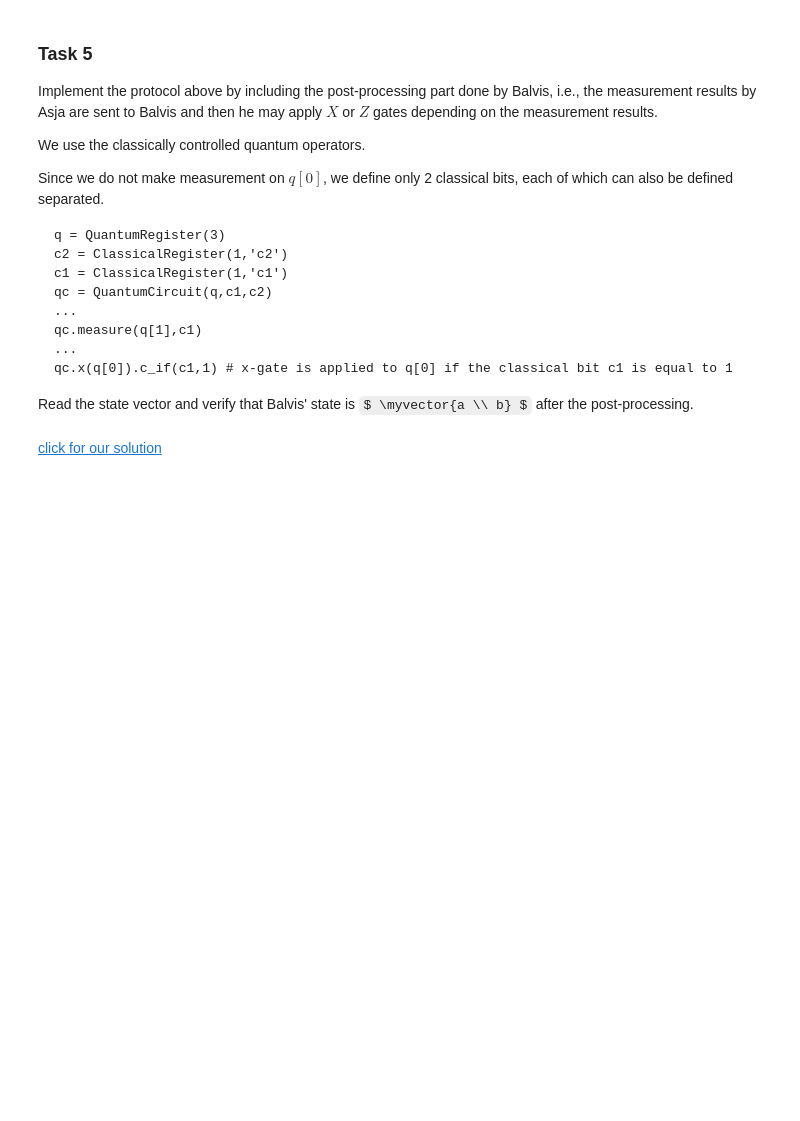
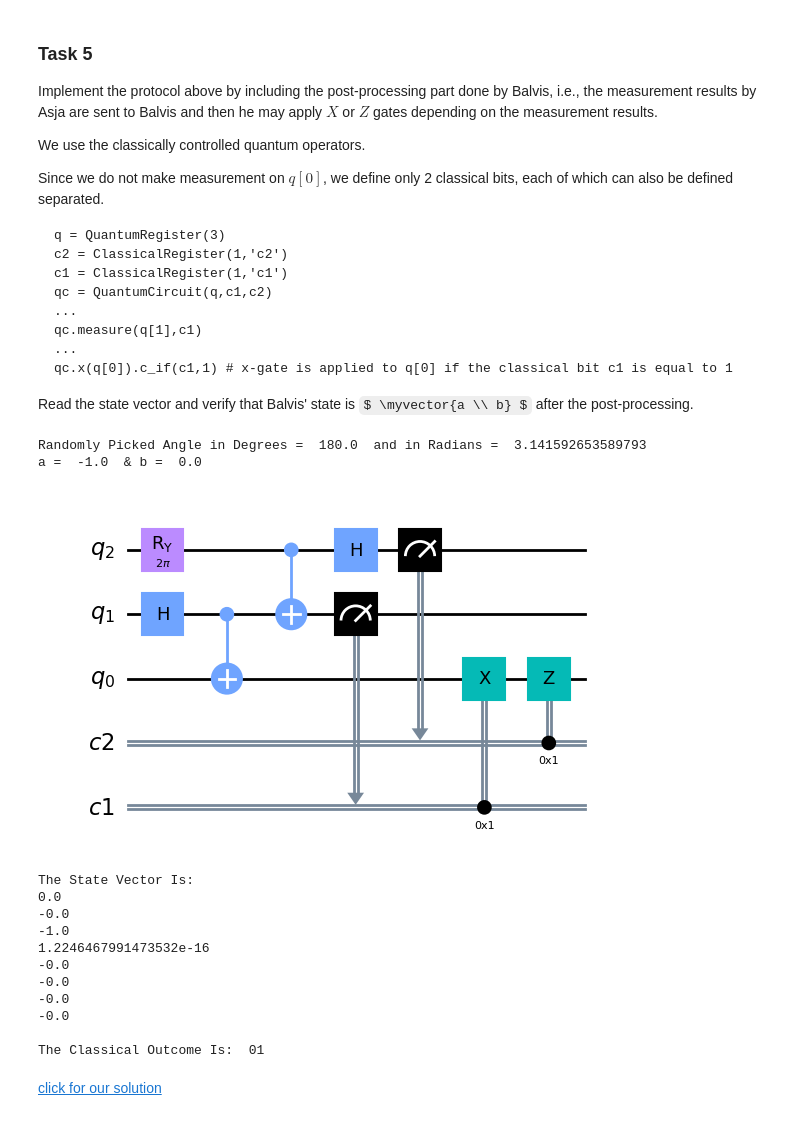
Before and after one commit to lamiselsayed/NYUAD-QC-Course, a Jupyter notebook: bronze-qiskit/quantum-with-qiskit/Q76_Quantum_Teleportation.ipynb, the cells around one changed output. Saved outputs shown, nothing was run; the diff lists cells and outputs as text; code cells hidden in the pictures; some formulas as TeX source; blank space fills up the shorter version.

```diff
--- a/bronze-qiskit/quantum-with-qiskit/Q76_Quantum_Teleportation.ipynb
+++ b/bronze-qiskit/quantum-with-qiskit/Q76_Quantum_Teleportation.ipynb
@@ -175,3 +268,68 @@ Read the state vector and verify that Balvis' state is $ \myvector{a \\ b} $ aft
+# %%
+#
+# your code is here
+#
+q = QuantumRegister(3, 'q')
+c2 = ClassicalRegister(1, 'c2')
+c1 = ClassicalRegister(1, 'c1')
+qc = QuantumCircuit(q, c1, c2)
+
+# set the quantum message
+randomNo = randrange(100)
+theta = 2 * pi * (randomNo / 100)
+print('Randomly Picked Angle in Degrees = ', randomNo * 3.6, ' and in Radians = ', theta)
+a = cos(theta)
+b = sin(theta)
+print('a = ', round(a, 3), ' & b = ', round(b, 3))
+qc.ry(2 * theta, q[2])
+
+# entanglement between q[1] and q[0]
+qc.h(q[1])
+qc.cx(q[1], q[0])
+
+# Asja applies CNOT to her qubits
+qc.cx(q[2], q[1])
+
+# Asja applies the Hadamard gate to q[2]
+qc.h(q[2])
+
+# Asja measures her qubits
+qc.measure(q[2], c2)
+qc.measure(q[1], c1)
+
+# post-processing done by Balvis
+qc.x(q[0]).c_if(c1, 1)  # x-gate is applied to q[0] if the classical bit c1 is equal to 1
+qc.z(q[0]).c_if(c2, 1)
+
+display(qc.draw(output = 'mpl', reverse_bits = True))
+
+# read the state vector
+job = execute(qc, Aer.get_backend('statevector_simulator'), optimization_level = 0, shots = 1)
+current_quantum_state = job.result().get_statevector(qc).data
+print("The State Vector Is:")
+for i in range(len(current_quantum_state)):
+    print(current_quantum_state[i].real)
+print()
+
+classicalOutcomes = ['00', '01', '10', '11']
+for i in range(4):
+    if (current_quantum_state[2*i].real != 0) or (current_quantum_state[2*i+1].real != 0):
+        print('The Classical Outcome Is: ', classicalOutcomes[i])
+# %% [output]
+Randomly Picked Angle in Degrees =  180.0  and in Radians =  3.141592653589793
+a =  -1.0  & b =  0.0
+[figure, added]
+The State Vector Is:
+0.0
+-0.0
+-1.0
+1.2246467991473532e-16
+-0.0
+-0.0
+-0.0
+-0.0
+
+The Classical Outcome Is:  01
 # %% [markdown]
 <a href="Q76_Quantum_Teleportation_Solutions.ipynb#task5">click for our solution</a>
 # %% [markdown]
```
Also changed, not shown: parts of 6 cells of this notebook.
